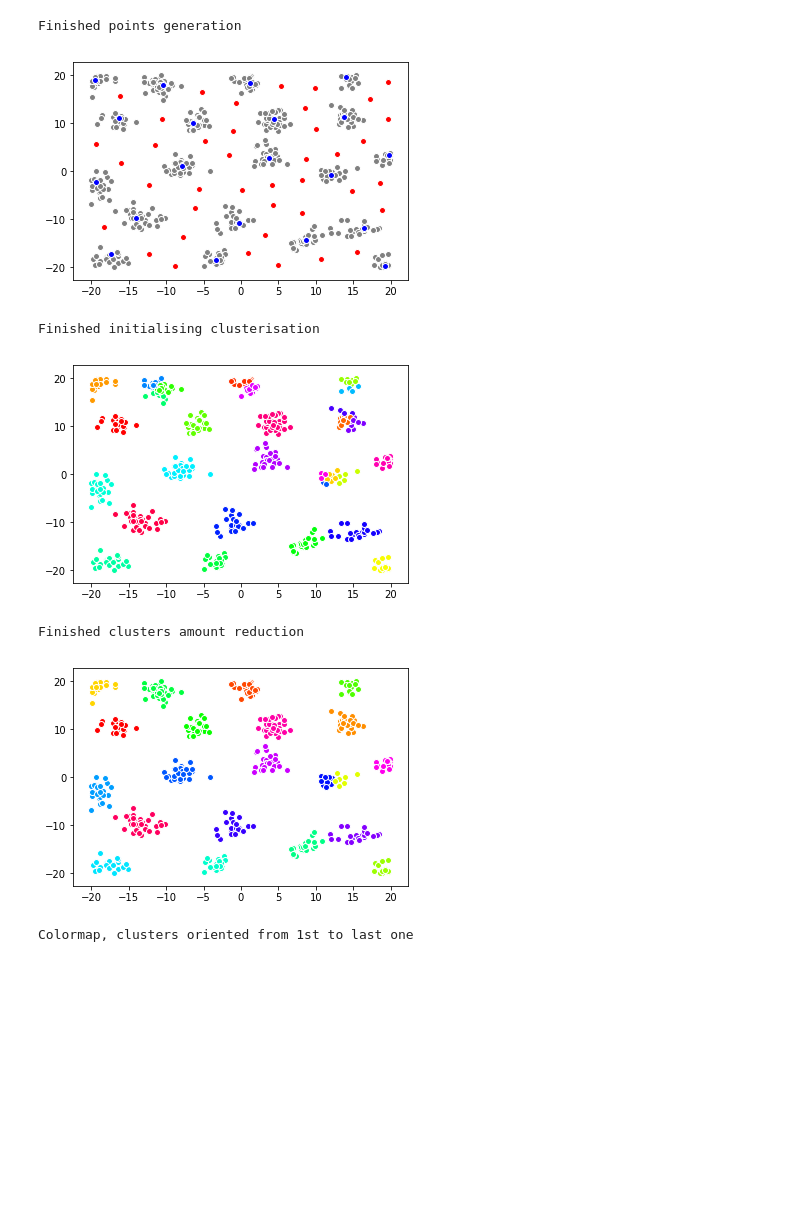
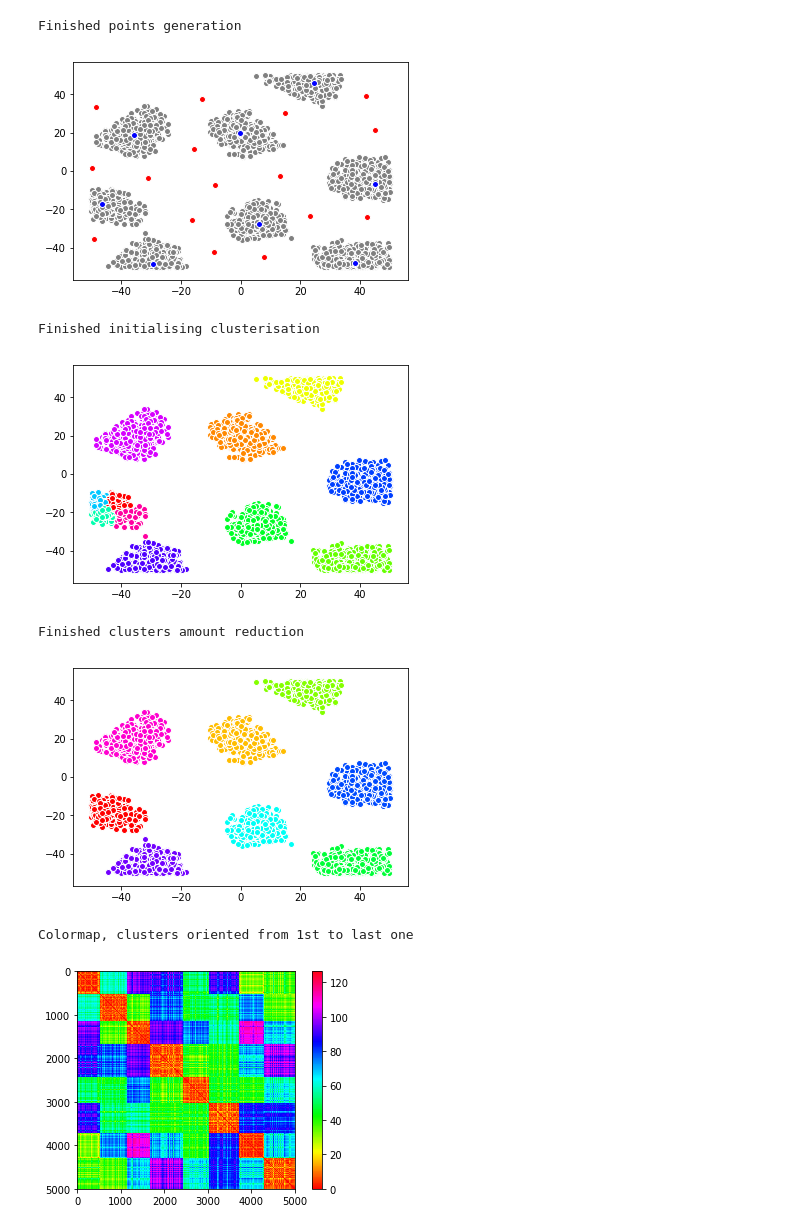
Before and after one commit to IlidanNaga/k-means, a Jupyter notebook: k-means/reworking.ipynb, the cells around one changed output. Drawn from its saved outputs; the diff is of its cells as text; code cells hidden in the pictures; blank space fills up the shorter version.

```diff
--- a/k-means/reworking.ipynb
+++ b/k-means/reworking.ipynb
@@ -11,6 +11,10 @@ import random
 import warnings
 #warnings.filterwarnings("ignore")
 
+import time
+
+start_time = time.time()
+
 def distance(x,y):
     """returns distance between 2 points type of np.array[x, y]"""
     z = x - y
@@ -36,10 +40,10 @@ def print_graphics(points, points_am, points_associations, clusters_am):
 # valuable constants
 
 # size of area, from -x to x
-area_size = 20
+area_size = 50
 
 # amount of attractors and distractors
-att_am = 20
+att_am = 8
 dis_am = att_am * 2
 
 # minimal distance from attractor to attractor and from distractor to attractor
@@ -47,7 +51,7 @@ dist_att = int((2 * area_size + 1) / (math.sqrt(att_am))) - 1
 dist_dis = int(dist_att / 2)
 
 # amount of points, amount of numbers after . (.0 rn)
-points_am = 500
+points_am = 5000
 prec = 1
 # %%
 # generating attraction and distraction points with the rules:
@@ -431,6 +435,8 @@ def check(clusters_am, in_points, am_points):
         return False   # this cluster have to be clusterised more
 # %%
 print('Finished points generation')
+
+time_b_0 = time.time()
 
 fig = plt.figure()
 
@@ -458,7 +464,7 @@ for i in range(dis_am):
 
 plt.show()
 
-
+time_p_0 = time.time()
 
 cl_flag = True
 
@@ -483,9 +489,12 @@ while cl_flag:
     cl_flag = not exit_no
 
 print('Finished initialising clusterisation')
+
+time_b_1 = time.time()
+
 print_graphics(points, points_am, p_associations, clusters_am)
 
-
+time_p_1 = time.time()
 
 restart = True
 
@@ -582,35 +591,52 @@ while outer_flag:
 
         if not np.array_equal(cluster_centers[j], new_centers[j]):
 
             cluster_centers[j] = new_centers[j]
             new_flag = False
 
 
     outer_flag = not new_flag
 
 print('Finished clusters amount reduction')
+
+time_b_2 = time.time()
+
 print_graphics(points, points_am, p_associations, clusters_am)
+
+time_p_2 = time.time()
 
 print('Colormap, clusters oriented from 1st to last one')
 
 clusters_list = separate(clusters_am, points, p_associations)
 
 ordered_clusters = clusters_list[0]
 
 for i in range(clusters_am):
 
     if i > 0:
         ordered_clusters = np.concatenate([ordered_clusters, clusters_list[i]])
 
 rng_map = mk_rangemap(ordered_clusters)
 
+time_b_3 = time.time()
+
 plt.imshow(rng_map, cmap = 'hsv')
 plt.colorbar(orientation = 'vertical', pad = 0.05)
+
+plt.show()
+
+time_p_3 = time.time()
+
+delta = time_p_3 - time_b_3 + time_p_2 - time_b_2 + time_p_1 - time_b_1 + time_p_0 - time_b_0
+
+print("---total time: %s seconds ---" % (time.time() - start_time))
+print("---time without printing: %s seconds ---" % (time.time() - start_time - delta))
 # %% [output]
 Finished points generation
-[figure, old version]
+[figure, new version]
 Finished initialising clusterisation
-[figure, old version]
+[figure, new version]
 Finished clusters amount reduction
-[figure, old version]
+[figure, new version]
 Colormap, clusters oriented from 1st to last one
+[figure, new version]
```
Also changed, not shown: parts of 1 cell of this notebook.
